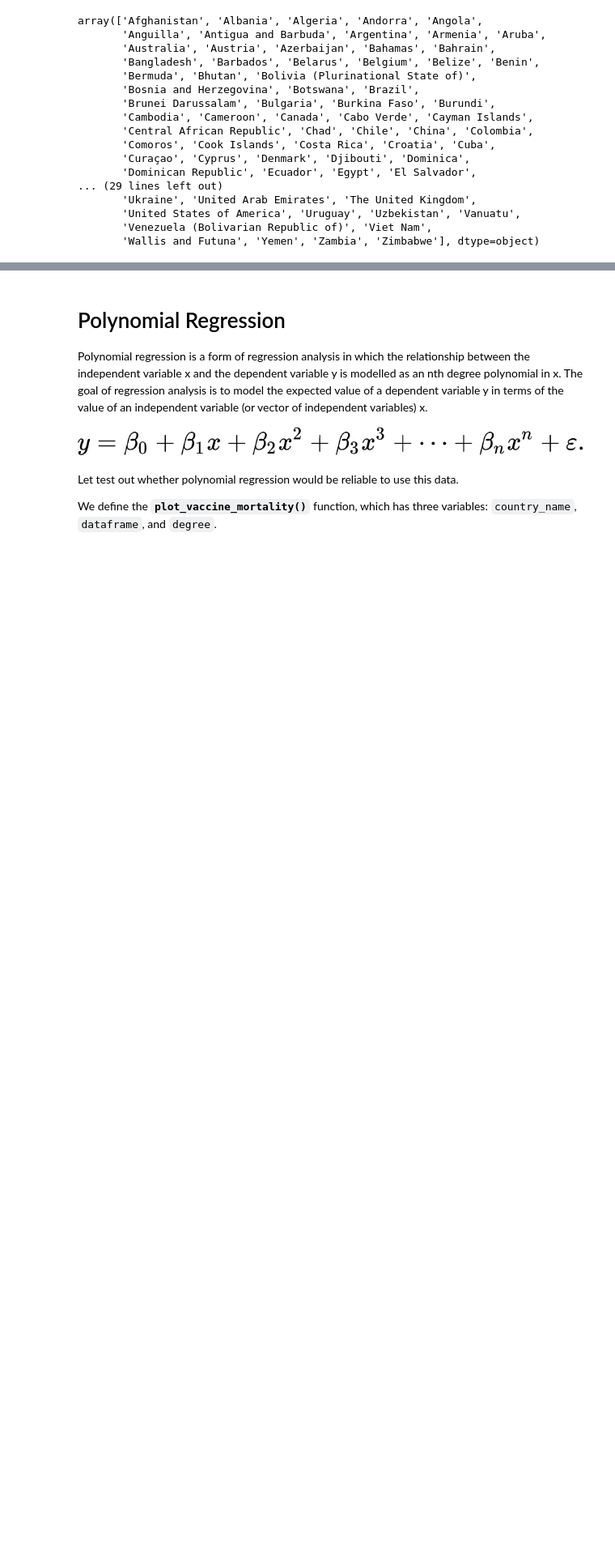
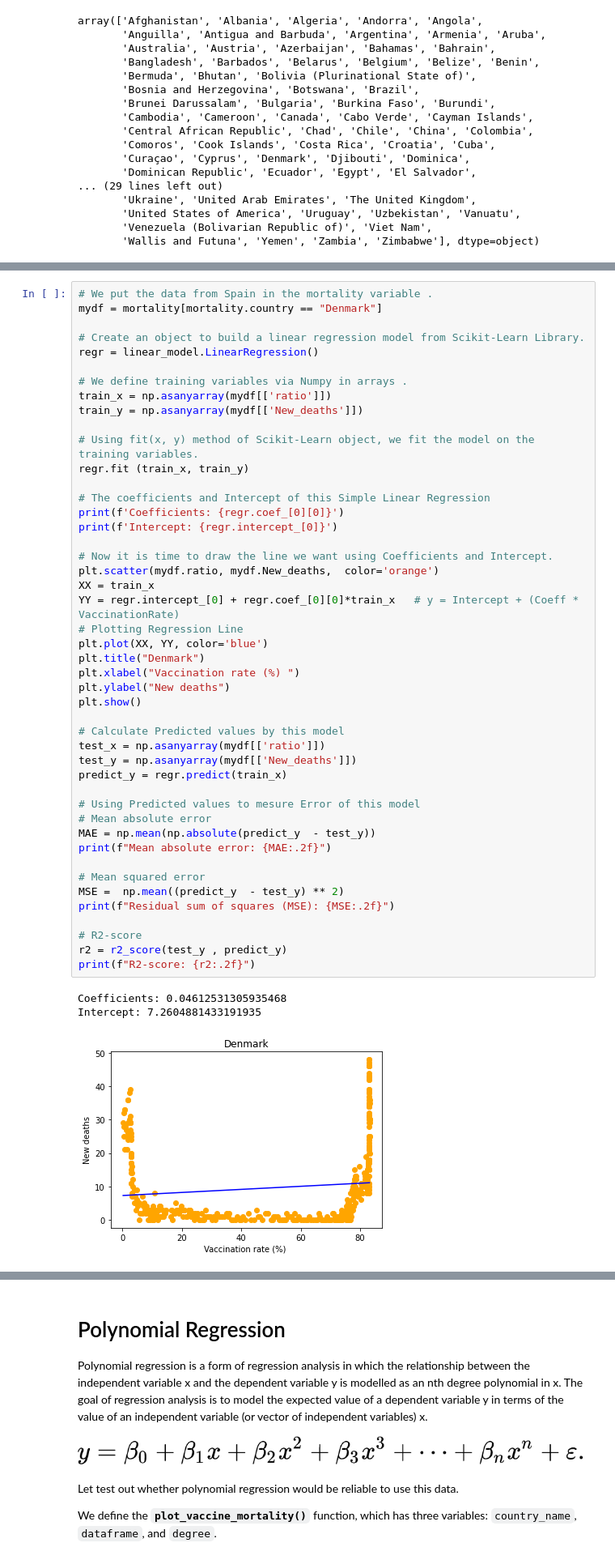
Before and after one commit to SaltedEggYok/INF1002-assignment-1, a Jupyter notebook: code/Covid Vaccination Vs Death Ratio (LR).ipynb, the cells around one changed output, grey strips where cells are left out. Shown at 81% size. Cells and saved outputs as stored; diff of their text form; blank space fills up the shorter version.

```diff
--- a/code/Covid Vaccination Vs Death Ratio (LR).ipynb
+++ b/code/Covid Vaccination Vs Death Ratio (LR).ipynb
@@ -114,3 +114,53 @@ Investopedia:R-squared is a statistical measure that represents the proportion o
 ![image-4.png](attachment:image-4.png)
 
 ![image-5.png](attachment:image-5.png)
+# %%
+# We put the data from Spain in the mortality variable .
+mydf = mortality[mortality.country == "Denmark"]
+
+# Create an object to build a linear regression model from Scikit-Learn Library.
+regr = linear_model.LinearRegression()
+
+# We define training variables via Numpy in arrays .
+train_x = np.asanyarray(mydf[['ratio']])
+train_y = np.asanyarray(mydf[['New_deaths']])
+
+# Using fit(x, y) method of Scikit-Learn object, we fit the model on the training variables.
+regr.fit (train_x, train_y)
+
+# The coefficients and Intercept of this Simple Linear Regression
+print(f'Coefficients: {regr.coef_[0][0]}')
+print(f'Intercept: {regr.intercept_[0]}')
+
+# Now it is time to draw the line we want using Coefficients and Intercept.
+plt.scatter(mydf.ratio, mydf.New_deaths,  color='orange')
+XX = train_x
+YY = regr.intercept_[0] + regr.coef_[0][0]*train_x   # y = Intercept + (Coeff * VaccinationRate)
+# Plotting Regression Line
+plt.plot(XX, YY, color='blue')
+plt.title("Denmark")
+plt.xlabel("Vaccination rate (%) ")
+plt.ylabel("New deaths")
+plt.show()
+
+# Calculate Predicted values by this model
+test_x = np.asanyarray(mydf[['ratio']])
+test_y = np.asanyarray(mydf[['New_deaths']])
+predict_y = regr.predict(train_x)
+
+# Using Predicted values to mesure Error of this model
+# Mean absolute error
+MAE = np.mean(np.absolute(predict_y  - test_y))
+print(f"Mean absolute error: {MAE:.2f}")
+
+# Mean squared error
+MSE =  np.mean((predict_y  - test_y) ** 2)
+print(f"Residual sum of squares (MSE): {MSE:.2f}")
+
+# R2-score
+r2 = r2_score(test_y , predict_y)
+print(f"R2-score: {r2:.2f}")
+# %% [output]
+Coefficients: 0.04612531305935468
+Intercept: 7.2604881433191935
+[figure, added]
```
Also changed, not shown: parts of 15 cells of this notebook, 1 other file.
